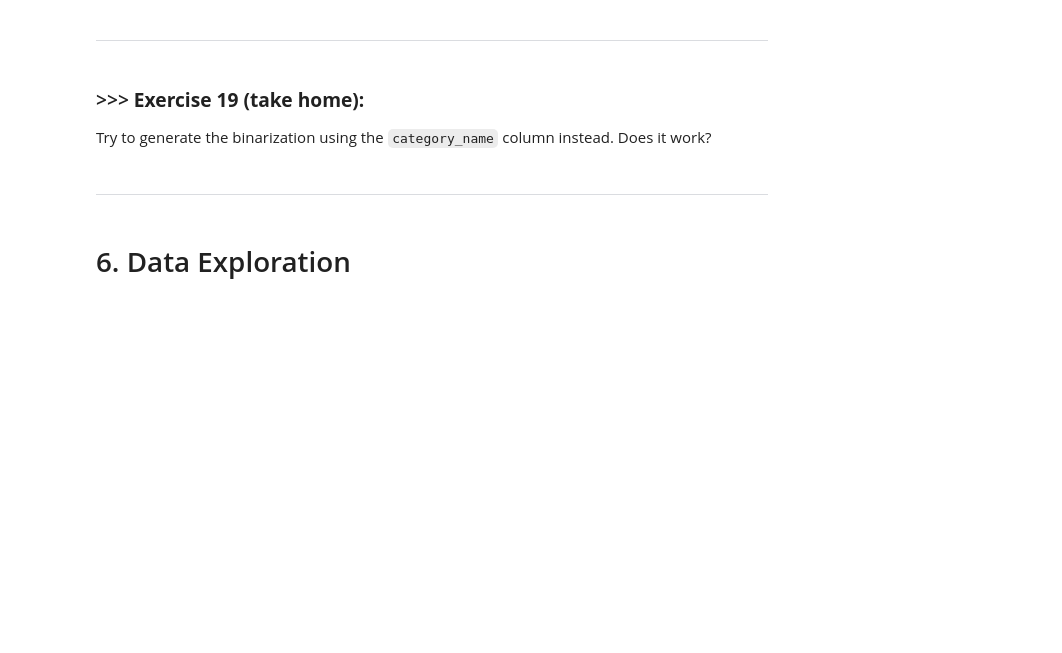
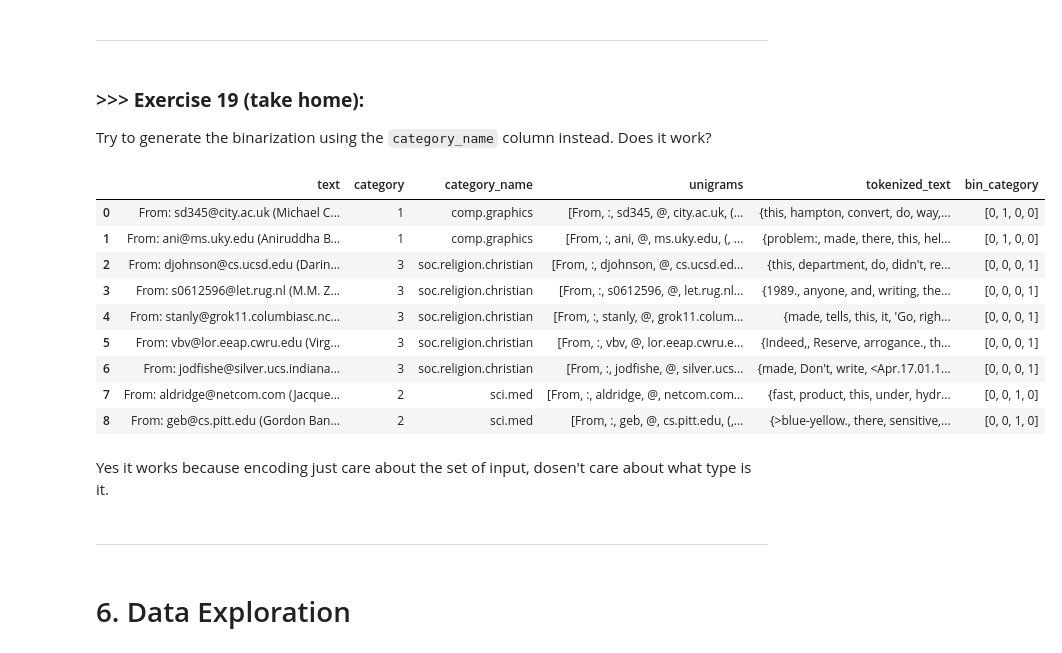
Before and after one commit to nyraa/DM2025-Lab1-Exercise, a Jupyter notebook: DM2025-Lab1-Master.ipynb, the cells around one changed output. Drawn from its saved outputs; the diff is of its cells as text; code cells hidden in the pictures; blank space fills up the shorter version.

```diff
--- a/DM2025-Lab1-Master.ipynb
+++ b/DM2025-Lab1-Master.ipynb
@@ -2346,3 +2393,22 @@ Try to generate the binarization using the `category_name` column instead. Does
+# %%
+# Answer here
+mlb = preprocessing.LabelBinarizer()
+mlb.fit(X.category_name)
+X['bin_category'] = mlb.transform(X['category_name']).tolist()
+X[0:9]
+# %% [output]
+|  | text | category | category_name | unigrams | tokenized_text | bin_category |
+| 0 | From: sd345@city.ac.uk (Michael C... | 1 | comp.graphics | [From, :, sd345, @, city.ac.uk, (... | {this, hampton, convert, do, way,... | [0, 1, 0, 0] |
+| 1 | From: ani@ms.uky.edu (Aniruddha B... | 1 | comp.graphics | [From, :, ani, @, ms.uky.edu, (, ... | {problem:, made, there, this, hel... | [0, 1, 0, 0] |
+| 2 | From: djohnson@cs.ucsd.edu (Darin... | 3 | soc.religion.christian | [From, :, djohnson, @, cs.ucsd.ed... | {this, department, do, didn't, re... | [0, 0, 0, 1] |
+| 3 | From: s0612596@let.rug.nl (M.M. Z... | 3 | soc.religion.christian | [From, :, s0612596, @, let.rug.nl... | {1989., anyone, and, writing, the... | [0, 0, 0, 1] |
+| 4 | From: stanly@grok11.columbiasc.nc... | 3 | soc.religion.christian | [From, :, stanly, @, grok11.colum... | {made, tells, this, it, 'Go, righ... | [0, 0, 0, 1] |
+| 5 | From: vbv@lor.eeap.cwru.edu (Virg... | 3 | soc.religion.christian | [From, :, vbv, @, lor.eeap.cwru.e... | {Indeed,, Reserve, arrogance., th... | [0, 0, 0, 1] |
+| 6 | From: jodfishe@silver.ucs.indiana... | 3 | soc.religion.christian | [From, :, jodfishe, @, silver.ucs... | {made, Don't, write, <Apr.17.01.1... | [0, 0, 0, 1] |
+| 7 | From: aldridge@netcom.com (Jacque... | 2 | sci.med | [From, :, aldridge, @, netcom.com... | {fast, product, this, under, hydr... | [0, 0, 1, 0] |
+| 8 | From: geb@cs.pitt.edu (Gordon Ban... | 2 | sci.med | [From, :, geb, @, cs.pitt.edu, (,... | {>blue-yellow., there, sensitive,... | [0, 0, 1, 0] |
+# %% [markdown]
+Yes it works because encoding just care about the set of input, dosen't care about what type is it.
 # %% [markdown]
 ---
 # %% [markdown]
```
Also changed, not shown: parts of 21 cells of this notebook.
